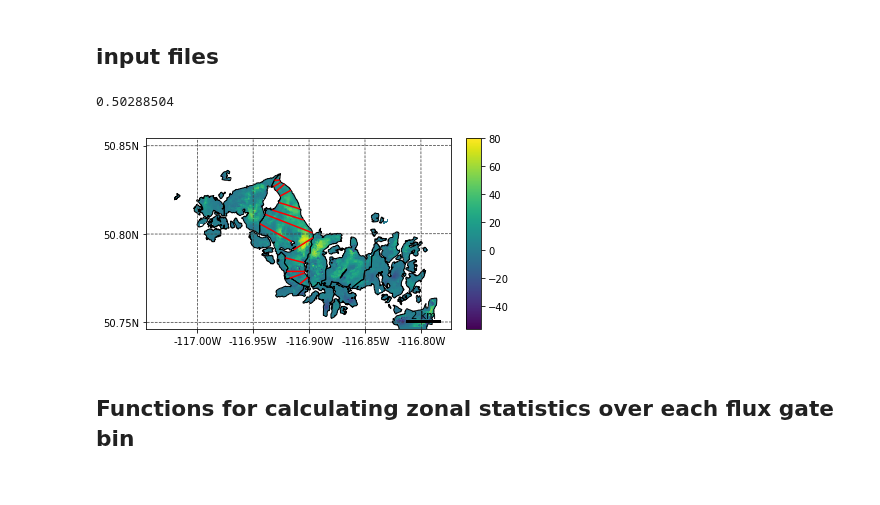
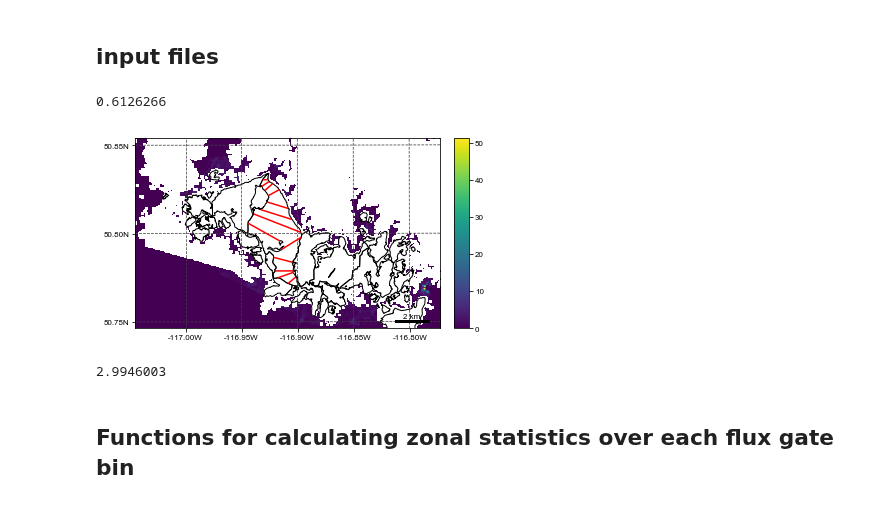
Before and after one commit to bpelto/ice_dynamics, a Jupyter notebook: flux_gate_velocity-Conrad__wip.ipynb, the cells around one changed output. Drawn from its saved outputs; the diff is of its cells as text; code cells hidden in the pictures.

Commit message:
velocity updates

```diff
--- a/flux_gate_velocity-Conrad__wip.ipynb
+++ b/flux_gate_velocity-Conrad__wip.ipynb
@@ -21,7 +21,7 @@ from rasterstats import zonal_stats
 # season
 balance = 'Ba'  # Bw or Ba (winter or annual)
 # rho_snow = 445. # 470 kg m-3 geodetic or 457 glaciological, or...take given years obs. value
-year = 2017 # any of: 2016, 2017, 2018
+year = 2016 # any of: 2016, 2017, 2018
 I = np.abs(year - 2016) # for selecting raster inputs
 vcorr=False ## is velocity corrected by off ice bias and stake bias?
 
@@ -38,7 +38,7 @@ fl_path = '/home/pelto/Desktop/ice_flux/' + Glacier[gl] + '/'
 gpr_path = '/home/pelto/GIS/GPR/ComparisonData/'
 path = '/home/pelto/Desktop/lidar_cbt_analysis/' + glacier[gl] + '/'
 
-VDIR = 'av'  # 'average' or 'individual'
+VDIR = 'average'  # 'average' or 'individual'
 
 if VDIR == 'individual':
 
@@ -63,9 +63,9 @@ if VDIR == 'individual':
 #     VY = vdir+ vf_list[I][:-1] + '-F_vy.tif'
 else:
 #     vf_list = ['illec_all_spm2_5m', 'illec_all_spm2_5m', 'illec_all_spm2_5m']
-    vdir = '/home/pelto/Desktop/velocity_mapping/Conrad_DEMs/spm2/'#bedem5_spm2/'
-    VX = vdir+ 'conrad_all_vy_5m.tif' #'conrad_vx_spring_10m.tif'
-    VY = vdir+ 'conrad_all_vy_5m.tif' #'conrad_vy_spring_10m.tif'
+    vdir = '/home/pelto/Desktop/velocity_mapping/Conrad_DEMs/spm2/3m/'#bedem5_spm2/'
+    VX = vdir+ 'conrad_all_vx_3mdems_5m.tif' #'conrad_vx_spring_10m.tif'
+    VY = vdir+ 'conrad_all_vy_3mdems_5m.tif' #'conrad_vy_spring_10m.tif'
 
 ## velocity_mapping/conrad_planet/img1_20170904__img2_20180822_vmap_10m_35px_spm2
 
@@ -73,7 +73,7 @@ topo = '/home/pelto/Desktop/lidar_cbt_analysis/conrad/20160912_conrad_dem1_clip_
 farinotti = gpr_path + 'RGI60-02.02171_thickness.tif'
 
 dhW_list = ['conrad_2016_winter_dh_dt14s.tif', 'conrad_2017_winter_dh_dt16s.tif', 'conrad_2018_winter_dh_dt.tif']
-dhA_list = ['conrad_2015_2016_dh_dt_filled_17.tif', 'conrad_2016_2017_dh_dt_filled.tif','conrad_2018_2017_dh_dt.tif']
+dhA_list = ['conrad_2015_2016_dh_dt_filled_1416+50cm.tif', 'conrad_2016_2017_dh_dt_filled.tif','conrad_2018_2017_dh_dt_60.tif']
 if balance == 'Bw':
     dh_r = path+ dhW_list[I]   #winter height change TIFF
 else:
@@ -91,9 +91,9 @@ rho = pd.read_csv(fl_path + 'conrad_rho.csv')  ## rho
 
 vx = salem.open_xr_dataset(VX)  #gdal.Open(vx).ReadAsArray()
 vy = salem.open_xr_dataset(VY)#gdal.Open(vy).ReadAsArray()
-# msk = salem.open_xr_dataset('/media/pelto/serac_backup/Lidar_DEMs/bare_earth_BC_hydro/conrad/' + 'conrad_2016_ice_msk_10m_glacieronly.tif')
-msk = salem.open_xr_dataset('/home/pelto/Desktop/velocity_mapping/Conrad_DEMs/bedem5_spm2/conrad_2016_ice_msk_5m_glacieronly.tif')
-# msk = msk.to_array(name='msk')
+msk = salem.open_xr_dataset('/home/pelto/Desktop/lidar_cbt_analysis/conrad/conrad_total_msk.tif')
+# msk = salem.open_xr_dataset('/home/pelto/Desktop/velocity_mapping/Conrad_DEMs/bedem5_spm2/conrad_2016_ice_msk_5m_glacieronly.tif')
+msk_conrad = salem.open_xr_dataset('/home/pelto/Desktop/lidar_cbt_analysis/conrad/conrad_2014_extent_5m.tif')
 
 gpr = salem.open_xr_dataset(fl_path + 'gpr_outline_25_100m_5m.tif') #'gpr_outlines_all_25_25m_re5m.tif'
 farin = salem.open_xr_dataset(farinotti)
@@ -111,6 +111,8 @@ gpr = gpr_reproj.to_array(name='gpr')
 
 msk_reproj = vx.salem.transform(msk)  #note succeeding trying to use gdalwarp to go from 2955 --> 32611
 msk = msk_reproj.to_array(name='msk')
+msk_conrad_reproj = msk_conrad.salem.transform(msk_conrad)
+msk_conrad = msk_conrad_reproj.to_array(name='msk_conrad')
 
 # farin = farin.to_array(name='vx')
 H_opt_reproj = vx.salem.transform(H_opt)
@@ -135,36 +137,41 @@ vy.data[msk.data==0] = np.nan
 
 VZ_off_ice = VZ.copy()
 VZ_off_ice[msk.data>0.0] = np.nan
+VZ[msk_conrad.data<0.0] = np.nan  ##################### I'm HERE ################
 # VZ_off_ice[VZ_off_ice==0.0] = np.nan
 
 dem = salem.open_xr_dataset(topo)
 dem_reproj = vx.salem.transform(dem)
 dem = dem_reproj.to_array(name='dem')
 dem.data[dem.data<1] = np.nan
 
 #     # map extent
 # grid = mercator_grid(center_ll=(-117.43, 51.238), extent=(4500, 4500)) ##zoomed out view
 # 487892.000 5509738.000 491232.000 5512358.000
 grid = vx.salem.grid  ##full view
 sm = Map(grid, countries=False)
 sm.set_lonlat_contours(interval=0)
 sm.set_scale_bar()
-sm.set_data(vx) #, label='m')
+sm.set_data(VZ_off_ice) #, label='m')
 # sm.set_vmax(val=50.)
 #      Change the lon-lat countour setting
 sm.set_lonlat_contours(add_ytick_labels=True, interval=0.05, linewidths=0.75, linestyles='--', colors='0.25')
 off_ice_V = np.nanmean(VZ_off_ice)
 print(off_ice_V)
 
 gdf = salem.read_shapefile(shpf)
 sm.set_shapefile(gdf, linewidth=1)
 sm.set_shapefile(gates, linewidth=1.5, color='r')
 sm.visualize()
 plt.savefig(fl_path+ 'products/'+ glacier[gl] +'_thickness_gates.png', dpi=300)
 plt.show()
 # %% [output]
-0.50288504
+0.6126266
-[figure, old version]
+[figure, new version]
+# %%
+VZ.mean()
+# %% [output]
+2.9946003
 # %% [markdown]
 ## Functions for calculating zonal statistics over each flux gate bin
 # %%
```
Also changed, not shown: parts of 18 cells of this notebook.
